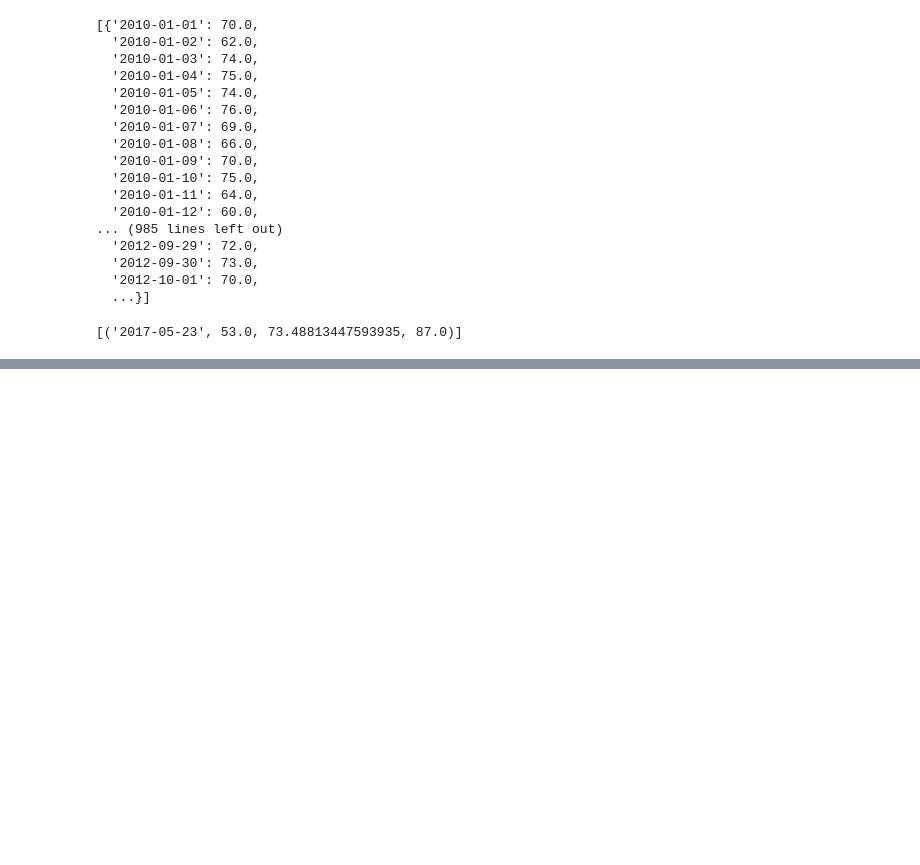
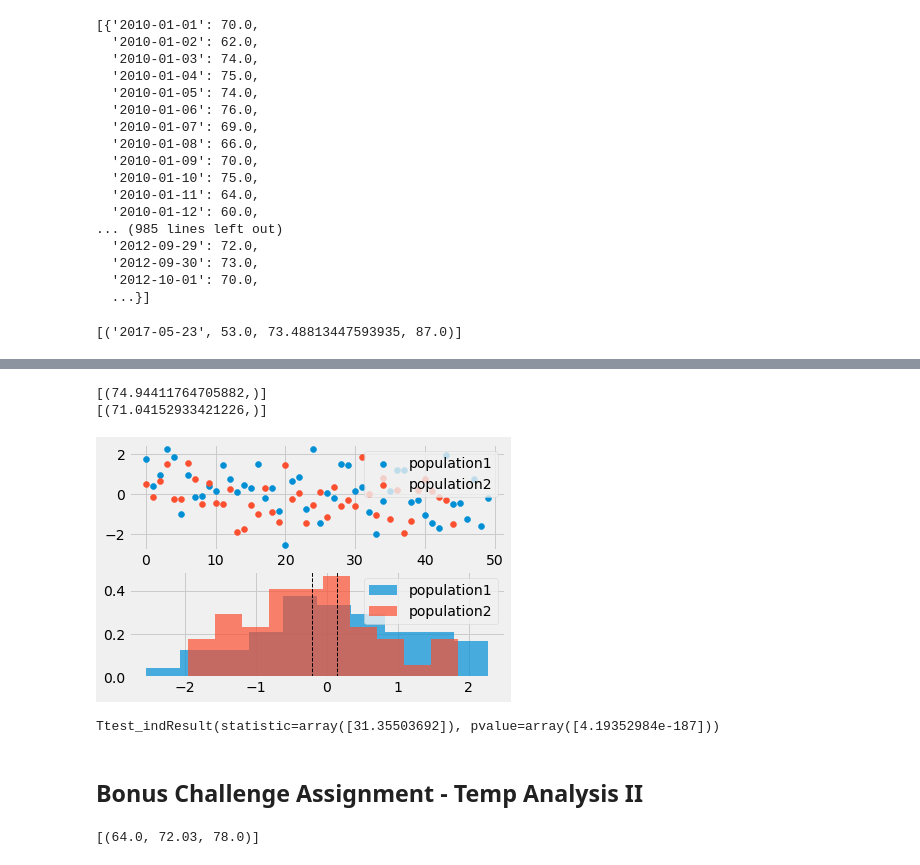
Before and after one commit to cro1100/sqlalchemy-challenge, a Jupyter notebook: climate_starter.ipynb, the cells around one changed output, grey strips where cells are left out. Cells and saved outputs as stored; diff of their text form; code cells hidden in the pictures; blank space fills up the shorter version.

Commit message:
Bonus part I finished

```diff
--- a/climate_starter.ipynb
+++ b/climate_starter.ipynb
@@ -210,3 +257,57 @@ start_list
+# %%
+# This function returns the monthly average temperature for June and December
+def monthly_normals(month):
+    """Daily Normals.
+
+    Args:
+        date (str): A date string in the format '%m-%d'
+
+    Returns:
+        A list of tuples containing the daily normals, tmin, tavg, and tmax
+
+    """
+
+    sel = [func.avg(Measurement.tobs)]
+    return session.query(*sel).filter(func.strftime("%m", Measurement.date) == month).all()
+
+print(monthly_normals("06"))
+print(monthly_normals("12"))
+# %% [output]
+[(74.94411764705882,)]
+[(71.04152933421226,)]
+# %%
+# create graphs showing the 2 sets of data
+def gendata(loc1=0, loc2=0):
+    population1 = stats.norm.rvs(loc=loc1, size=50, random_state=0)  #not sample data but 2 diff data sets
+    population2 = stats.norm.rvs(loc=loc2, size=45, random_state=42)
+
+    # Scatter Plot of Data
+    plt.subplot(2, 1, 1)
+    plt.scatter(range(len(population1)), population1, label="population1")
+    plt.scatter(range(len(population2)), population2, label="population2")
+    plt.legend()
+
+    # Histogram Plot of Data
+    plt.subplot(2, 1, 2)
+    plt.hist(population1, 10, density=True, alpha=0.7, label="population1")
+    plt.hist(population2, 10, density=True, alpha=0.7, label="population2")
+    plt.axvline(population1.mean(), color='k', linestyle='dashed', linewidth=1)
+    plt.axvline(population2.mean(), color='k', linestyle='dashed', linewidth=1)
+    plt.legend()
+
+    return population1, population2
+# %%
+june_temps, dec_temps = gendata()
+# %% [output]
+[figure, added]
+# %%
+# Run the 2-sample t-test.  Results show there is no signifant diff and the std dev is very low.
+# In other words, the t-test can be trusted
+stats.ttest_ind(june_temps, dec_temps, equal_var=False)
+# %% [output]
+Ttest_indResult(statistic=array([31.35503692]), pvalue=array([4.19352984e-187]))
+# %% [markdown]
+## Bonus Challenge Assignment - Temp Analysis II
 # %%
 # This function called `calc_temps` will accept start date and end date in the format '%Y-%m-%d'
 # and return the minimum, average, and maximum temperatures for that range of dates
@@ -245,7 +330,10 @@ monthly_normals("01")
 # %%
 # Use your previous function `calc_temps` to calculate the tmin, tavg, and tmax
 # for your trip using the previous year's data for those same dates.
-calc_temps(date_1_yr_ago, date.fromisoformat(latest_date))
+# This is a calculation not using the actual dates: calc_temps(date_1_yr_ago, date.fromisoformat(latest_date))
+calc_temps('2017-02-28', '2017-03-05')
+# %% [output]
+[(64.0, 72.03, 78.0)]
 # %%
 # Plot the results from your previous query as a bar chart.
 # Use "Trip Avg Temp" as your Title
```
Also changed, not shown: parts of 15 cells of this notebook.
